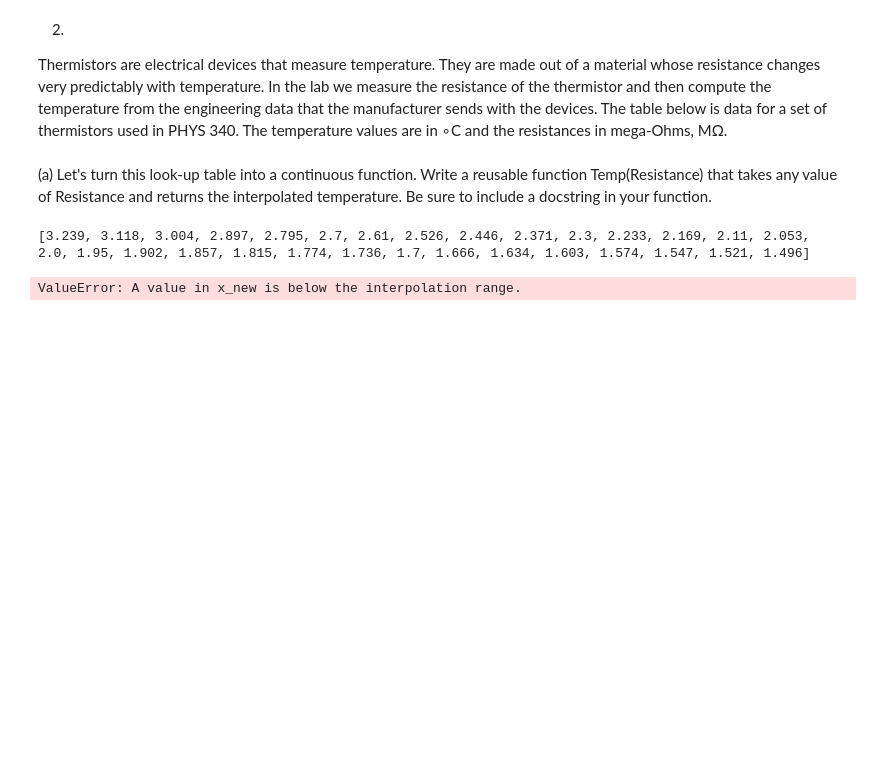
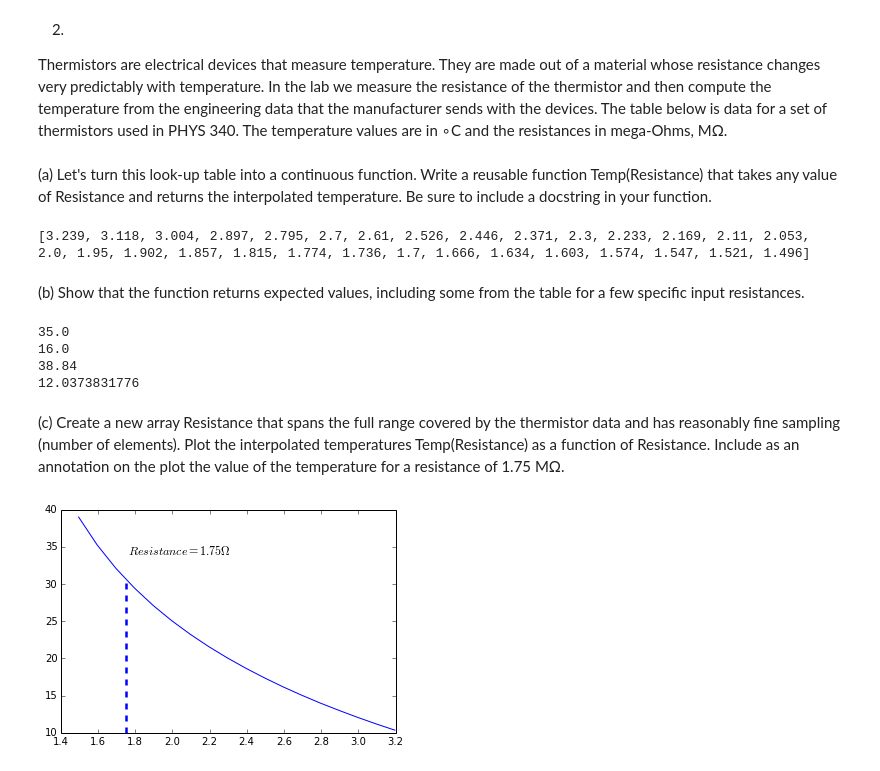
Before and after one commit to jvanstad/PHYS202-S14, a Jupyter notebook: SciPy/InterpolationExercises.ipynb, the cells around one changed output. Cells and saved outputs as stored; diff of their text form; code cells hidden in the pictures; blank space fills up the shorter version.

Commit message:
Most of Interpolations and Differentiation Exercises

```diff
--- a/SciPy/InterpolationExercises.ipynb
+++ b/SciPy/InterpolationExercises.ipynb
@@ -62,7 +62,7 @@ from scipy.interpolate import interp2d
 
 (a) Let's turn this look-up table into a continuous function. Write a reusable function Temp(Resistance) that takes any value of Resistance and returns the interpolated temperature. Be sure to include a docstring in your function.
 # %%
-x=np.arange(10,40)
+x=np.arange(10,40,1)
 y=[3.239,3.118,3.004,2.897,2.795,2.700,2.610,2.526,2.446,2.371,2.300,2.233,2.169,
    2.110,2.053,2.000,1.950,1.902,1.857,1.815,1.774,1.736,1.700, 1.666,
    1.634,  1.603, 1.574, 1.547, 1.521, 1.496]
@@ -71,13 +71,40 @@ print y
 [3.239, 3.118, 3.004, 2.897, 2.795, 2.7, 2.61, 2.526, 2.446, 2.371, 2.3, 2.233, 2.169, 2.11, 2.053, 2.0, 1.95, 1.902, 1.857, 1.815, 1.774, 1.736, 1.7, 1.666, 1.634, 1.603, 1.574, 1.547, 1.521, 1.496]
 # %%
 def Temp(Resistance):
-    x=np.arange(10,40)
-    y=(3.239,3.118,3.004,2.897,2.795,2.700,2.610,2.526,2.446,2.371,2.300,2.233,2.169,
+    y=np.arange(10,40,1)
+    x=np.array([3.239,3.118,3.004,2.897,2.795,2.700,2.610,2.526,2.446,2.371,2.300,2.233,2.169,
    2.110,2.053,2.000,1.950,1.902,1.857,1.815,1.774,1.736,1.700, 1.666,
-   1.634,  1.603, 1.574, 1.547, 1.521, 1.496)
-    Tempinterp=interp1d(x,y)
-    New=Tempinterp(Resistance)
-    return New
-print Temp(1.603)
+   1.634,  1.603, 1.574, 1.547, 1.521, 1.496])
+    y1=y[::-1]
+    x1=x[::-1]
+    Tempinterp=interp1d(x1,y1)
+    return Tempinterp(Resistance)
-# %% [output]
-ValueError: A value in x_new is below the interpolation range.
+# %% [markdown]
+
+(b) Show that the function returns expected values, including some from the table for a few specific input resistances.
+# %%
+print Temp(1.603)
+print Temp(2.610)
+print Temp(1.5)
+print Temp(3)
+# %% [output]
+35.0
+16.0
+38.84
+12.0373831776
+# %% [markdown]
+(c) Create a new array Resistance that spans the full range covered by the thermistor data and has reasonably fine sampling (number of elements). Plot the interpolated temperatures Temp(Resistance) as a function of Resistance. Include as an annotation on the plot the value of the temperature for a resistance of 1.75 MΩ.
+# %%
+Resistance=np.arange(1.496,3.239,.1)
+plt.plot(Resistance, Temp(Resistance))
+t=1.75
+#plt.scatter([t, ], [Temp(t),],color="blue")
+#Gives a point, but doens't extend line to bottom
+plt.plot([t,t],[10,Temp(t)], color="blue", linewidth=2.5, linestyle="--")
+plt.annotate(r'$Resistance=1.75 \Omega$',
+             xy=(1.75, 30), xycoords='data',
+            textcoords='offset points',
+             fontsize=12)
+plt.show()
+# %% [output]
+[figure, added]
```
Also changed, not shown: parts of 1 cell of this notebook, 4 other files.
